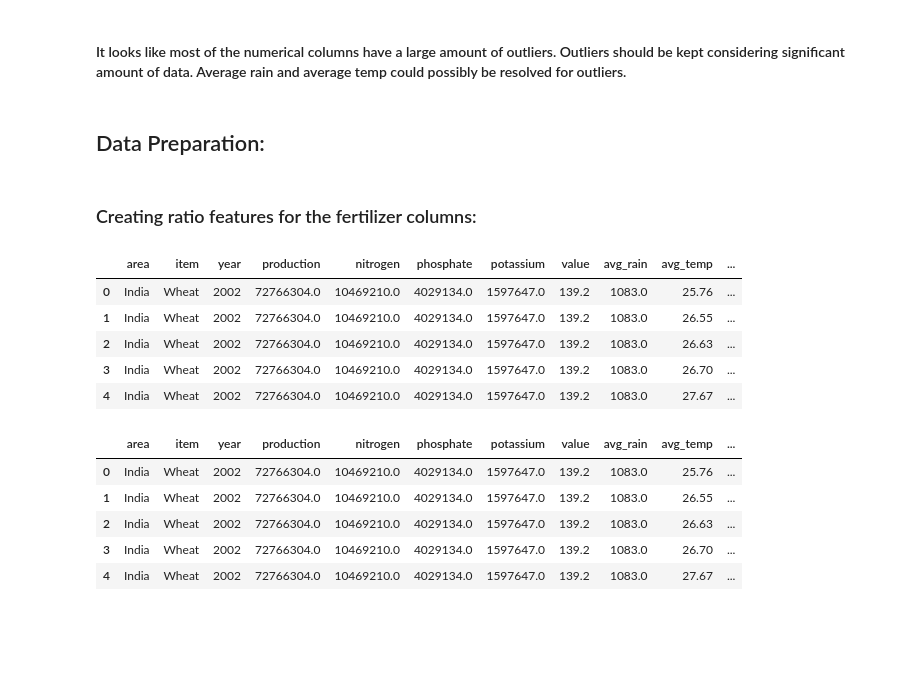
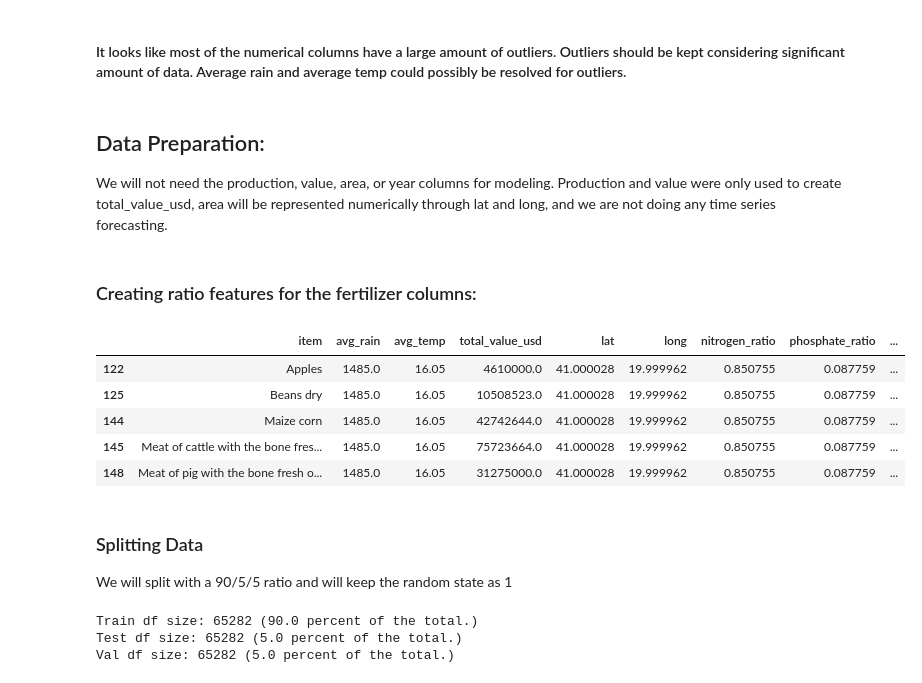
Before and after one commit to hunterblum/CloudFinal-Team1, a Jupyter notebook: Cloud_Team1.ipynb, the cells around one changed output. Saved outputs shown, nothing was run; the diff lists cells and outputs as text; code cells hidden in the pictures; blank space fills up the shorter version.

```diff
--- a/Cloud_Team1.ipynb
+++ b/Cloud_Team1.ipynb
@@ -728,20 +735,32 @@ for column in num_df:
 #### It looks like most of the numerical columns have a large amount of outliers. Outliers should be kept considering significant amount of data. Average rain and average temp could possibly be resolved for outliers.
 # %% [markdown]
 ## Data Preparation:
+We will not need the production, value, area, or year columns for modeling. Production and value were only used to create total_value_usd, area will be represented numerically through lat and long, and we are not doing any time series forecasting.
+# %%
+df_model = df_clean.drop(['production', 'value', 'area', 'year'], axis=1)
 # %% [markdown]
 ### Creating ratio features for the fertilizer columns:
 # %%
 #specifying the fertilizer columns to sum
 cols = ['nitrogen', 'phosphate', 'potassium']
 
 #setting up columm for sum:
-df['fertilizer_sum'] = df[cols].sum(axis=1)
+df_model['fertilizer_sum'] = df_model[cols].sum(axis=1)
+
+#creating ratio columns:
+
+df_model["nitrogen_ratio"] = df_model["nitrogen"]/df_model["fertilizer_sum"]
+df_model["phosphate_ratio"] = df_model["phosphate"]/df_model["fertilizer_sum"]
+df_model["potassium_ratio"] = df_model["potassium"]/df_model["fertilizer_sum"]
+
+# Drop the old fertilizer variables
+df_model = df_model.drop(['nitrogen','phosphate','potassium','fertilizer_sum'], axis=1)
+
+df_model.head()
+# %% [output]
+|  | item | avg_rain | avg_temp | total_value_usd | lat | long | nitrogen_ratio | phosphate_ratio | ... |
+| 122 | Apples | 1485.0 | 16.05 | 4610000.0 | 41.000028 | 19.999962 | 0.850755 | 0.087759 | ... |
+| 125 | Beans dry | 1485.0 | 16.05 | 10508523.0 | 41.000028 | 19.999962 | 0.850755 | 0.087759 | ... |
+| 144 | Maize corn | 1485.0 | 16.05 | 42742644.0 | 41.000028 | 19.999962 | 0.850755 | 0.087759 | ... |
+| 145 | Meat of cattle with the bone fres... | 1485.0 | 16.05 | 75723664.0 | 41.000028 | 19.999962 | 0.850755 | 0.087759 | ... |
+| 148 | Meat of pig with the bone fresh o... | 1485.0 | 16.05 | 31275000.0 | 41.000028 | 19.999962 | 0.850755 | 0.087759 | ... |
-# %%
-df.head()
-# %% [output]
-|  | area | item | year | production | nitrogen | phosphate | potassium | value | avg_rain | avg_temp | ... |
-| 0 | India | Wheat | 2002 | 72766304.0 | 10469210.0 | 4029134.0 | 1597647.0 | 139.2 | 1083.0 | 25.76 | ... |
-| 1 | India | Wheat | 2002 | 72766304.0 | 10469210.0 | 4029134.0 | 1597647.0 | 139.2 | 1083.0 | 26.55 | ... |
-| 2 | India | Wheat | 2002 | 72766304.0 | 10469210.0 | 4029134.0 | 1597647.0 | 139.2 | 1083.0 | 26.63 | ... |
-| 3 | India | Wheat | 2002 | 72766304.0 | 10469210.0 | 4029134.0 | 1597647.0 | 139.2 | 1083.0 | 26.70 | ... |
-| 4 | India | Wheat | 2002 | 72766304.0 | 10469210.0 | 4029134.0 | 1597647.0 | 139.2 | 1083.0 | 27.67 | ... |
@@ -754,9 +767,24 @@ df["potassium_ratio"] = df["potassium"]/df["fertilizer_sum"]
-# %%
-df.head()
-# %% [output]
-|  | area | item | year | production | nitrogen | phosphate | potassium | value | avg_rain | avg_temp | ... |
-| 0 | India | Wheat | 2002 | 72766304.0 | 10469210.0 | 4029134.0 | 1597647.0 | 139.2 | 1083.0 | 25.76 | ... |
-| 1 | India | Wheat | 2002 | 72766304.0 | 10469210.0 | 4029134.0 | 1597647.0 | 139.2 | 1083.0 | 26.55 | ... |
-| 2 | India | Wheat | 2002 | 72766304.0 | 10469210.0 | 4029134.0 | 1597647.0 | 139.2 | 1083.0 | 26.63 | ... |
-| 3 | India | Wheat | 2002 | 72766304.0 | 10469210.0 | 4029134.0 | 1597647.0 | 139.2 | 1083.0 | 26.70 | ... |
-| 4 | India | Wheat | 2002 | 72766304.0 | 10469210.0 | 4029134.0 | 1597647.0 | 139.2 | 1083.0 | 27.67 | ... |
+# %% [markdown]
+### Splitting Data
+
+We will split with a 90/5/5 ratio and will keep the random state as 1
+# %%
+# Split training from test and val
+Y = df_model[['item','total_value_usd']]
+X = df_model.drop(['item', 'total_value_usd'], axis = 1)
+
+X_train, X_testval, Y_train, Y_testval = train_test_split(X, Y, train_size = 0.90, random_state = 1)
+
+# Split testing and val
+X_test, X_val, Y_test, Y_val = train_test_split(X_testval, Y_testval, train_size = 0.5, random_state = 1)
+
+# Ensure we split correctly
+total = df_model.shape[0]
+
+print("Train df size: ", X_train.shape[0], " (", round(X_train.shape[0]/total*100, 2), " percent of the total.)", sep='')
+print("Test df size: ", X_train.shape[0], " (", round(X_test.shape[0]/total*100, 2), " percent of the total.)", sep='')
+print("Val df size: ", X_train.shape[0], " (", round(X_val.shape[0]/total*100, 2), " percent of the total.)", sep='')
+# %% [output]
+Train df size: 65282 (90.0 percent of the total.)
+Test df size: 65282 (5.0 percent of the total.)
+Val df size: 65282 (5.0 percent of the total.)
```
Also changed, not shown: parts of 41 cells of this notebook.
